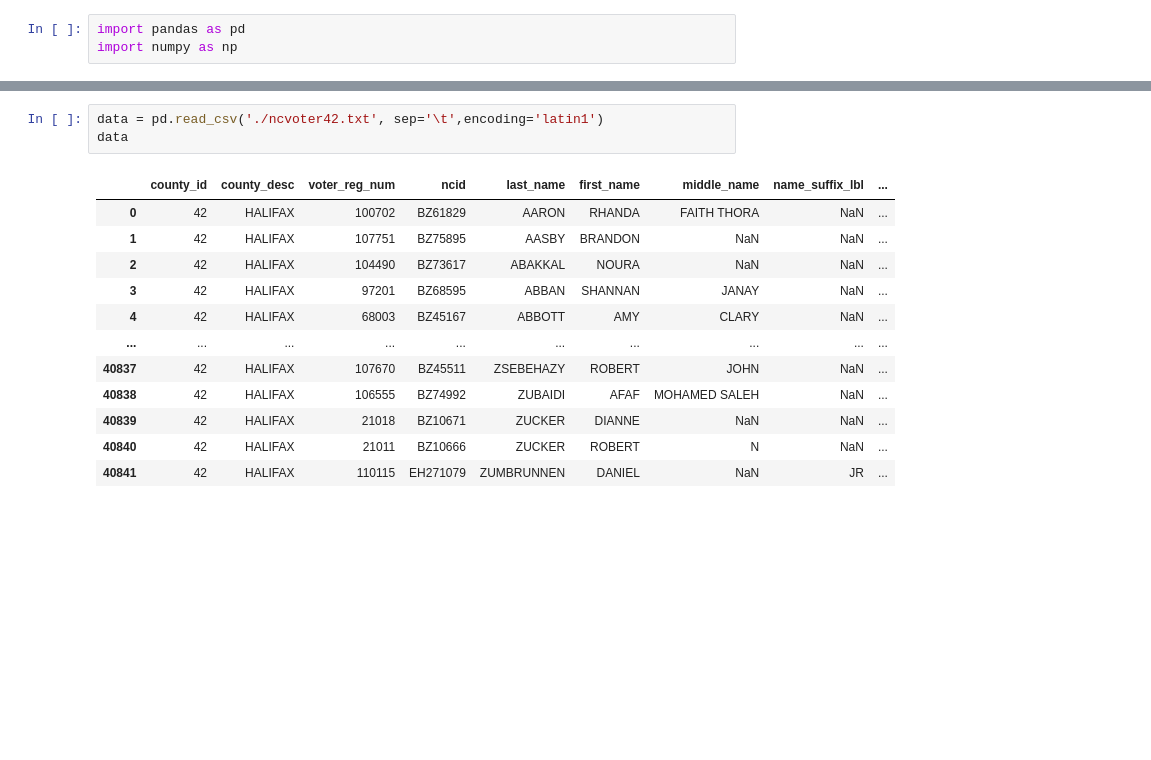
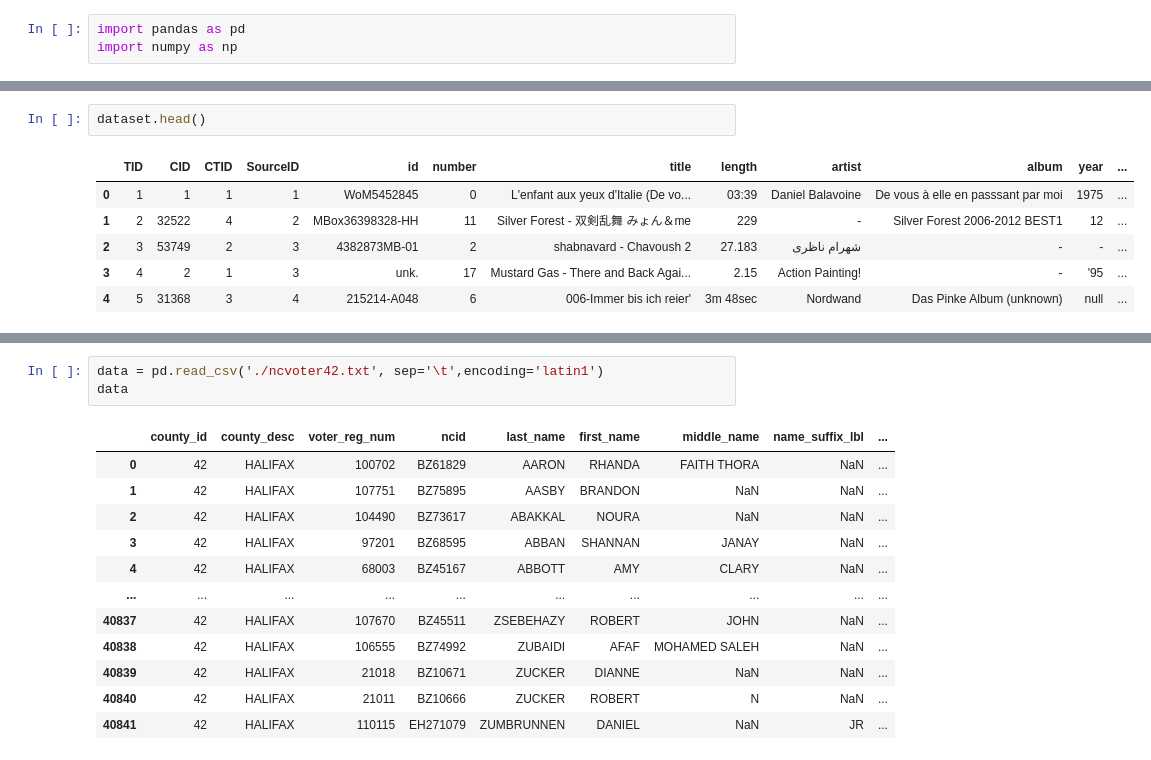
Before and after one commit to pereiraIgor/approximate-blocking, a Jupyter notebook: analise_de_dados/criando_dataset_matching.ipynb, the cells around one changed output, grey strips where cells are left out. Cells and saved outputs as stored; diff of their text form; blank space fills up the shorter version.

```diff
--- a/analise_de_dados/criando_dataset_matching.ipynb
+++ b/analise_de_dados/criando_dataset_matching.ipynb
@@ -3,0 +69,9 @@ import numpy as np
+# %%
+dataset.head()
+# %% [output]
+|  | TID | CID | CTID | SourceID | id | number | title | length | artist | album | year | ... |
+| 0 | 1 | 1 | 1 | 1 | WoM5452845 | 0 | L'enfant aux yeux d'Italie (De vo... | 03:39 | Daniel Balavoine | De vous à elle en passsant par moi | 1975 | ... |
+| 1 | 2 | 32522 | 4 | 2 | MBox36398328-HH | 11 | Silver Forest - 双剣乱舞 みょん＆me | 229 | - | Silver Forest 2006-2012 BEST1 | 12 | ... |
+| 2 | 3 | 53749 | 2 | 3 | 4382873MB-01 | 2 | shabnavard - Chavoush 2 | 27.183 | شهرام ناظری | - | - | ... |
+| 3 | 4 | 2 | 1 | 3 | unk. | 17 | Mustard Gas - There and Back Agai... | 2.15 | Action Painting! | - | '95 | ... |
+| 4 | 5 | 31368 | 3 | 4 | 215214-A048 | 6 | 006-Immer bis ich reier' | 3m 48sec | Nordwand | Das Pinke Album (unknown) | null | ... |
```
Also changed, not shown: parts of 6 cells of this notebook, 34 other files.
